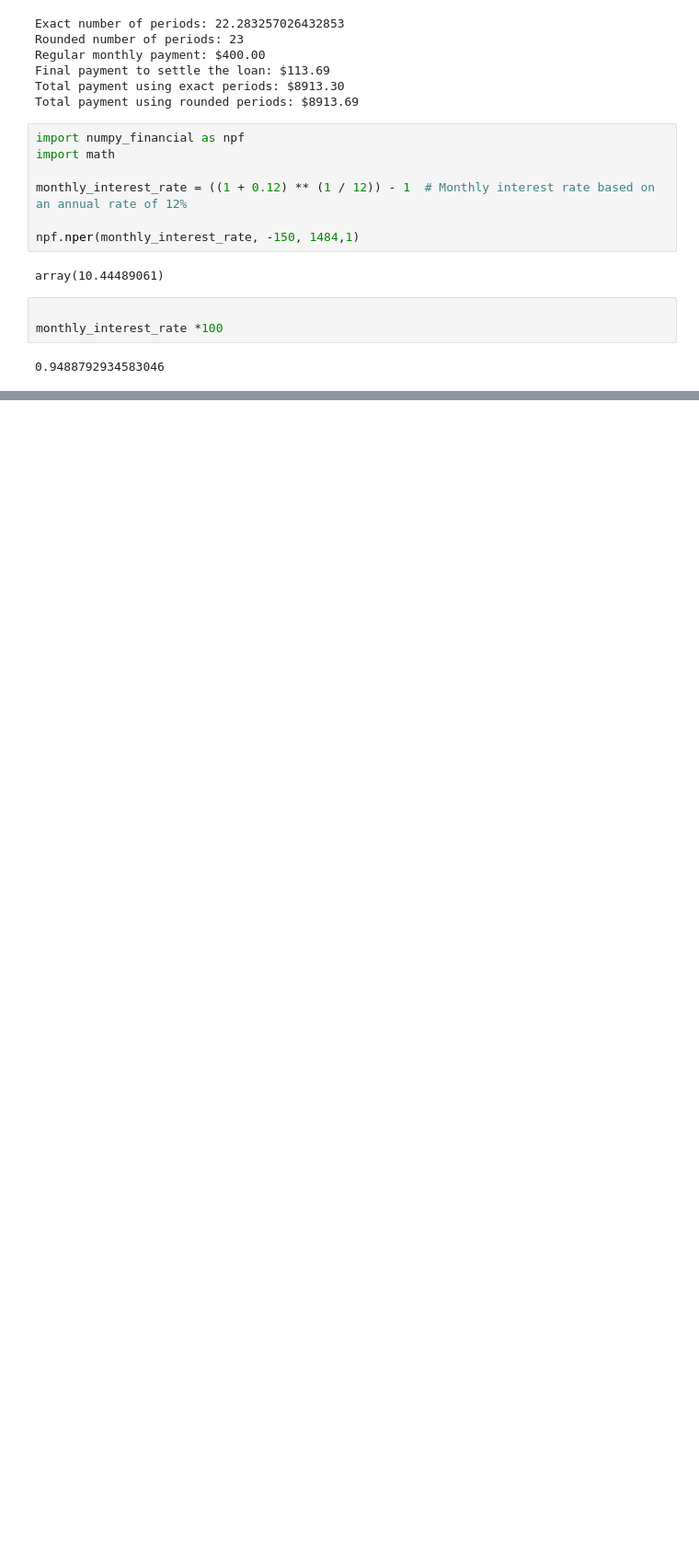
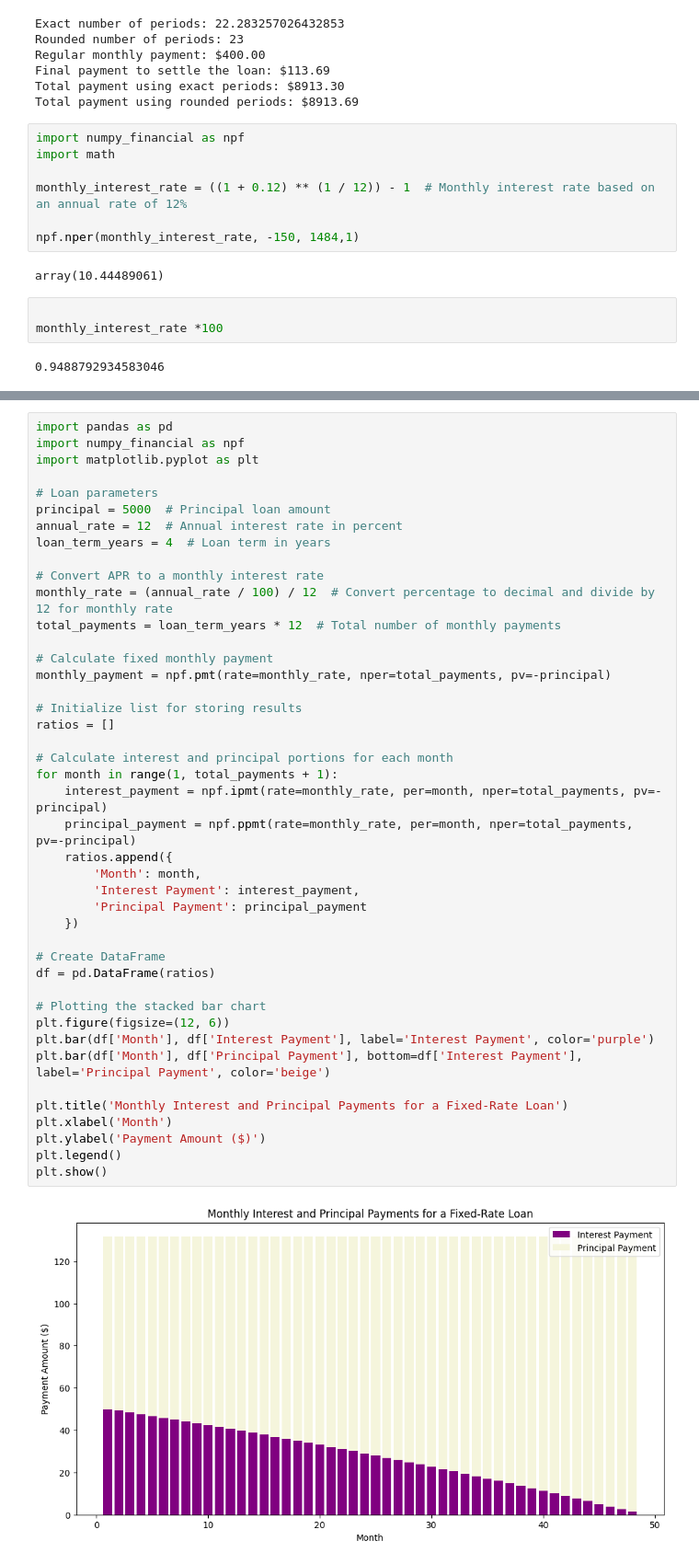
Before and after one commit to Gaia-Dental-Studio/new_pricing_calculator, a Jupyter notebook: test.ipynb, the cells around one changed output, grey strips where cells are left out. Shown at 92% size. Saved outputs shown, nothing was run; the diff lists cells and outputs as text; blank space fills up the shorter version.

Commit message:
added interest and principal details

```diff
--- a/test.ipynb
+++ b/test.ipynb
@@ -241,0 +336,45 @@ monthly_interest_rate *100
+# %%
+import pandas as pd
+import numpy_financial as npf
+import matplotlib.pyplot as plt
+
+# Loan parameters
+principal = 5000  # Principal loan amount
+annual_rate = 12  # Annual interest rate in percent
+loan_term_years = 4  # Loan term in years
+
+# Convert APR to a monthly interest rate
+monthly_rate = (annual_rate / 100) / 12  # Convert percentage to decimal and divide by 12 for monthly rate
+total_payments = loan_term_years * 12  # Total number of monthly payments
+
+# Calculate fixed monthly payment
+monthly_payment = npf.pmt(rate=monthly_rate, nper=total_payments, pv=-principal)
+
+# Initialize list for storing results
+ratios = []
+
+# Calculate interest and principal portions for each month
+for month in range(1, total_payments + 1):
+    interest_payment = npf.ipmt(rate=monthly_rate, per=month, nper=total_payments, pv=-principal)
+    principal_payment = npf.ppmt(rate=monthly_rate, per=month, nper=total_payments, pv=-principal)
+    ratios.append({
+        'Month': month,
+        'Interest Payment': interest_payment,
+        'Principal Payment': principal_payment
+    })
+
+# Create DataFrame
+df = pd.DataFrame(ratios)
+
+# Plotting the stacked bar chart
+plt.figure(figsize=(12, 6))
+plt.bar(df['Month'], df['Interest Payment'], label='Interest Payment', color='purple')
+plt.bar(df['Month'], df['Principal Payment'], bottom=df['Interest Payment'], label='Principal Payment', color='beige')
+
+plt.title('Monthly Interest and Principal Payments for a Fixed-Rate Loan')
+plt.xlabel('Month')
+plt.ylabel('Payment Amount ($)')
+plt.legend()
+plt.show()
+# %% [output]
+[figure, added]
```
Also changed, not shown: parts of 7 cells of this notebook, 3 other files.
